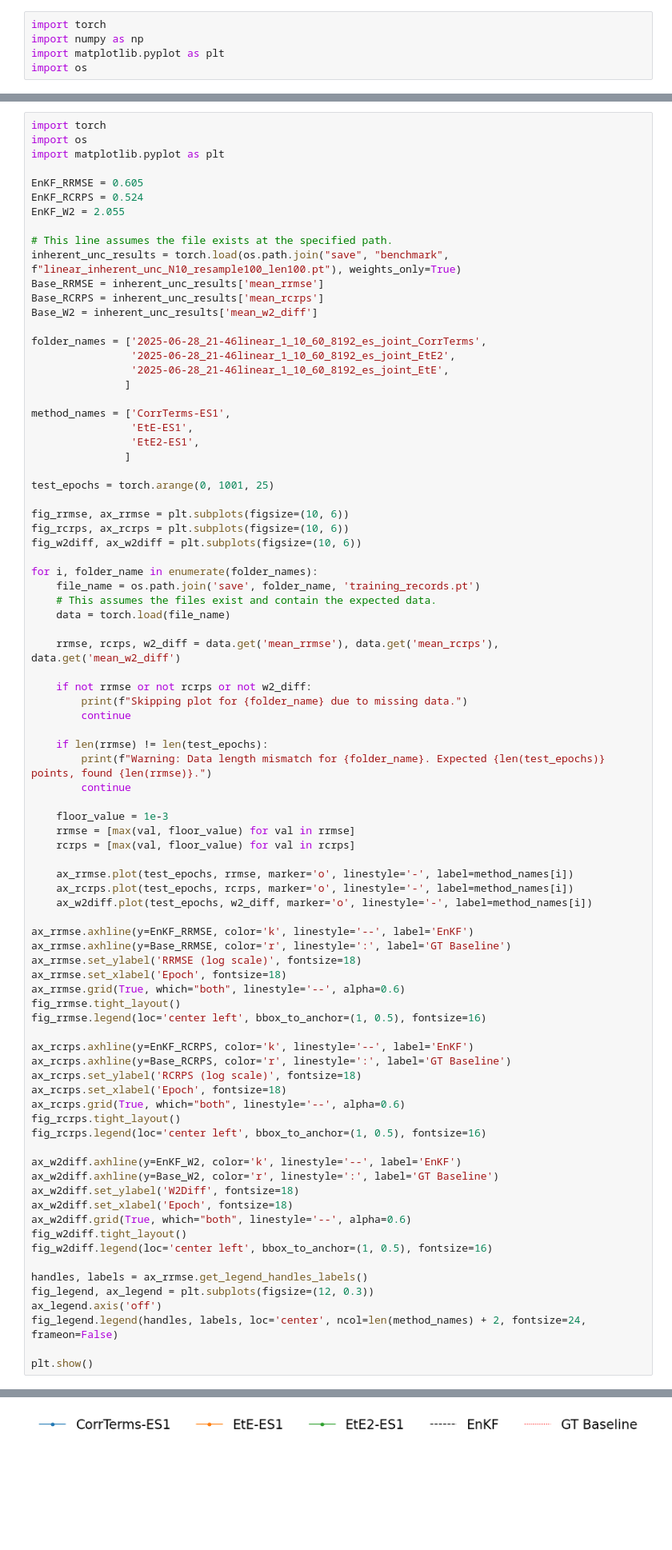
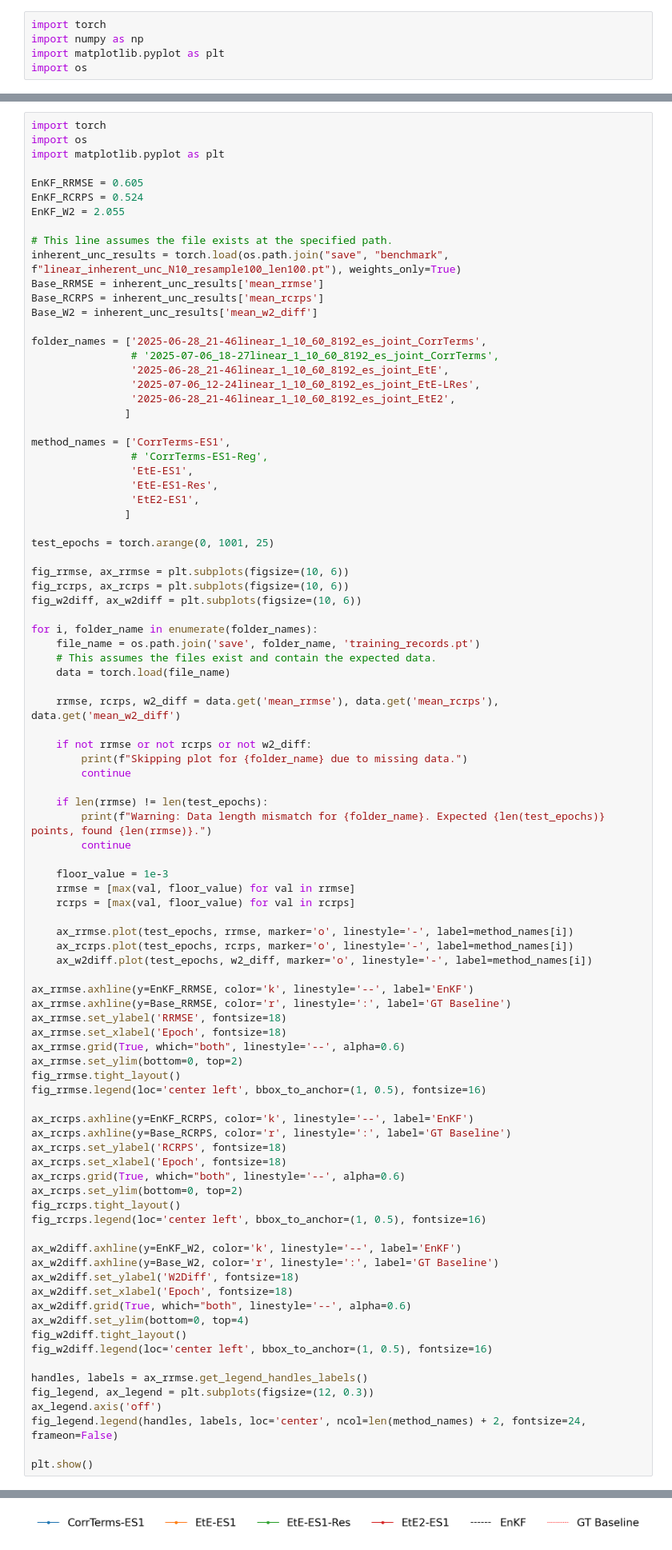
Before and after one commit to wispcarey/Proper-Scoring-Ensemble-Filter, a Jupyter notebook: test_notebooks/plot_linear.ipynb, the cells around one changed output, grey strips where cells are left out. Shown at 80% size. Saved outputs shown, nothing was run; the diff lists cells and outputs as text; blank space fills up the shorter version.

```diff
--- a/test_notebooks/plot_linear.ipynb
+++ b/test_notebooks/plot_linear.ipynb
@@ -89,12 +89,16 @@ Base_RCRPS = inherent_unc_results['mean_rcrps']
 Base_W2 = inherent_unc_results['mean_w2_diff']
 
 folder_names = ['2025-06-28_21-46linear_1_10_60_8192_es_joint_CorrTerms',
+                # '2025-07-06_18-27linear_1_10_60_8192_es_joint_CorrTerms',
+                '2025-06-28_21-46linear_1_10_60_8192_es_joint_EtE',
+                '2025-07-06_12-24linear_1_10_60_8192_es_joint_EtE-LRes',
                 '2025-06-28_21-46linear_1_10_60_8192_es_joint_EtE2',
-                '2025-06-28_21-46linear_1_10_60_8192_es_joint_EtE',
                ]
 
 method_names = ['CorrTerms-ES1',
+                # 'CorrTerms-ES1-Reg',
                 'EtE-ES1',
+                'EtE-ES1-Res',
                 'EtE2-ES1',
                ]
 
@@ -129,17 +133,19 @@ for i, folder_name in enumerate(folder_names):
 
 ax_rrmse.axhline(y=EnKF_RRMSE, color='k', linestyle='--', label='EnKF')
 ax_rrmse.axhline(y=Base_RRMSE, color='r', linestyle=':', label='GT Baseline')
-ax_rrmse.set_ylabel('RRMSE (log scale)', fontsize=18)
+ax_rrmse.set_ylabel('RRMSE', fontsize=18)
 ax_rrmse.set_xlabel('Epoch', fontsize=18)
 ax_rrmse.grid(True, which="both", linestyle='--', alpha=0.6)
+ax_rrmse.set_ylim(bottom=0, top=2)
 fig_rrmse.tight_layout()
 fig_rrmse.legend(loc='center left', bbox_to_anchor=(1, 0.5), fontsize=16)
 
 ax_rcrps.axhline(y=EnKF_RCRPS, color='k', linestyle='--', label='EnKF')
 ax_rcrps.axhline(y=Base_RCRPS, color='r', linestyle=':', label='GT Baseline')
-ax_rcrps.set_ylabel('RCRPS (log scale)', fontsize=18)
+ax_rcrps.set_ylabel('RCRPS', fontsize=18)
 ax_rcrps.set_xlabel('Epoch', fontsize=18)
 ax_rcrps.grid(True, which="both", linestyle='--', alpha=0.6)
+ax_rcrps.set_ylim(bottom=0, top=2)
 fig_rcrps.tight_layout()
 fig_rcrps.legend(loc='center left', bbox_to_anchor=(1, 0.5), fontsize=16)
 
@@ -148,6 +154,7 @@ ax_w2diff.axhline(y=Base_W2, color='r', linestyle=':', label='GT Baseline')
 ax_w2diff.set_ylabel('W2Diff', fontsize=18)
 ax_w2diff.set_xlabel('Epoch', fontsize=18)
 ax_w2diff.grid(True, which="both", linestyle='--', alpha=0.6)
+ax_w2diff.set_ylim(bottom=0, top=4)
 fig_w2diff.tight_layout()
 fig_w2diff.legend(loc='center left', bbox_to_anchor=(1, 0.5), fontsize=16)
 
@@ -164,4 +171,4 @@ plt.show()
-[figure, old version]
+[figure, new version]
 # %%
 # # --- 1. Setup your experiment data ---
 # # Define the folder and method names for your experiments.
```
Also changed, not shown: parts of 1 cell of this notebook, 12 other files.
